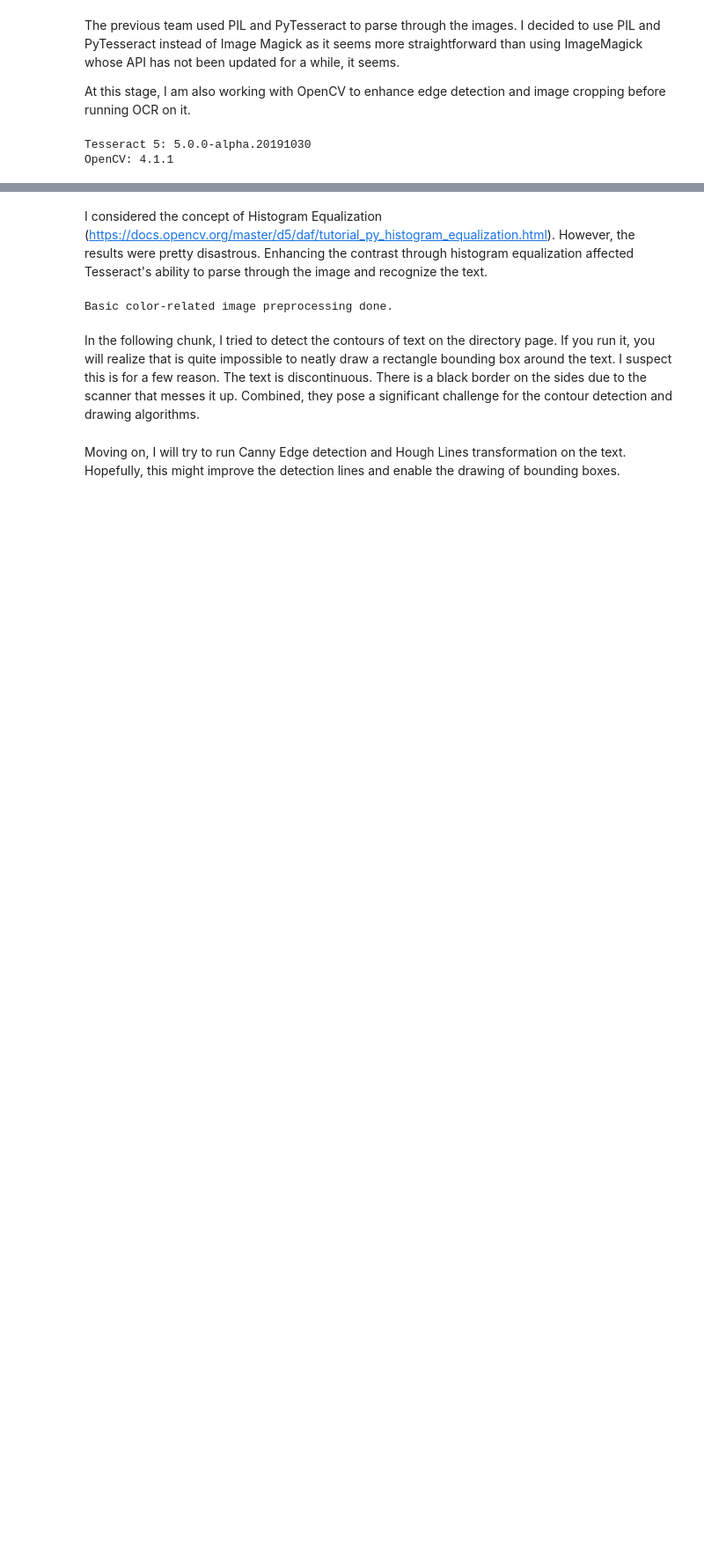
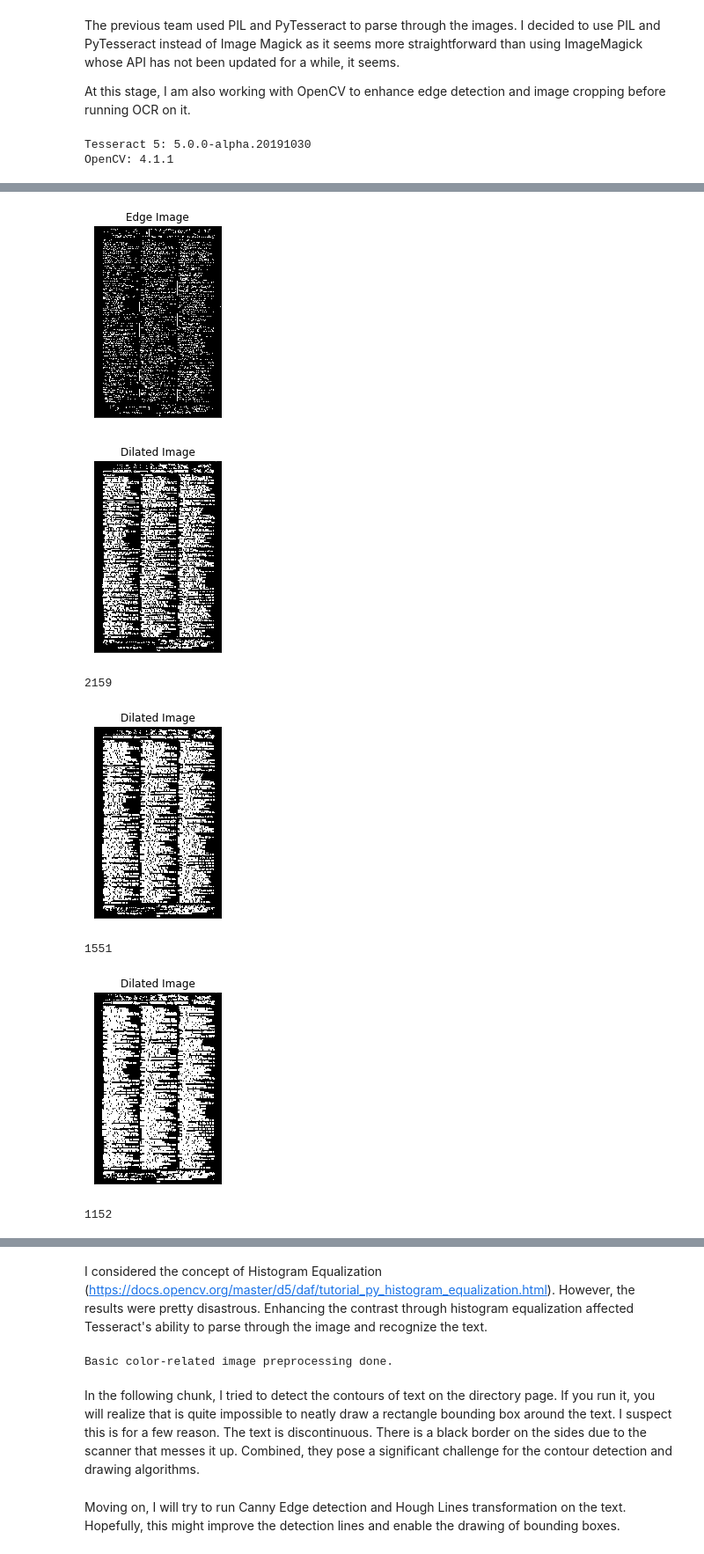
Before and after one commit to westerleyy/NYU-CityDirectories-Project, a Jupyter notebook: WorkflowTrial01.ipynb, the cells around one changed output, grey strips where cells are left out. Shown at 88% size. Saved outputs shown, nothing was run; the diff lists cells and outputs as text; code cells hidden in the pictures; blank space fills up the shorter version.

```diff
--- a/WorkflowTrial01.ipynb
+++ b/WorkflowTrial01.ipynb
@@ -50,0 +474,10 @@ OpenCV: 4.1.1
+# %%
+process_image(test_directory_path + folder_name5, test_directory_path + folder_name5)
+# %% [output]
+[figure, added]
+[figure, added]
+2159
+[figure, added]
+1551
+[figure, added]
+1152
```
Also changed, not shown: parts of 15 cells of this notebook, 9 other files.
